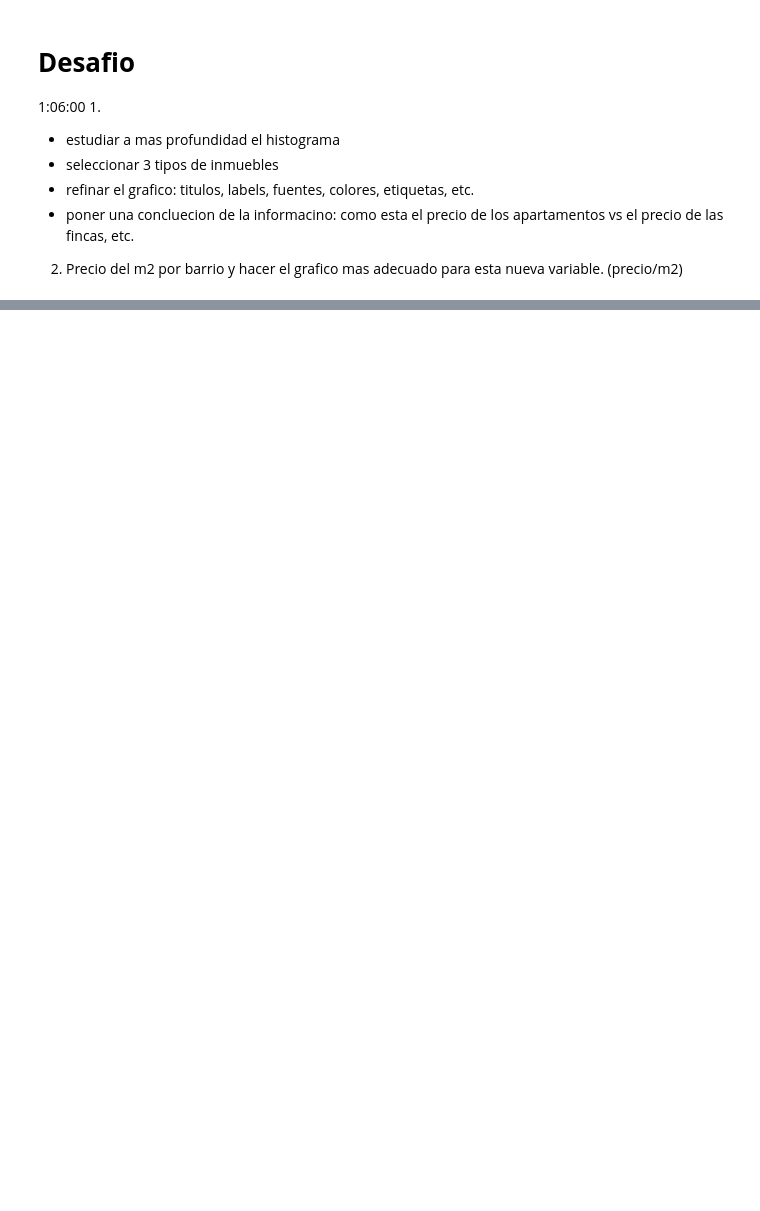
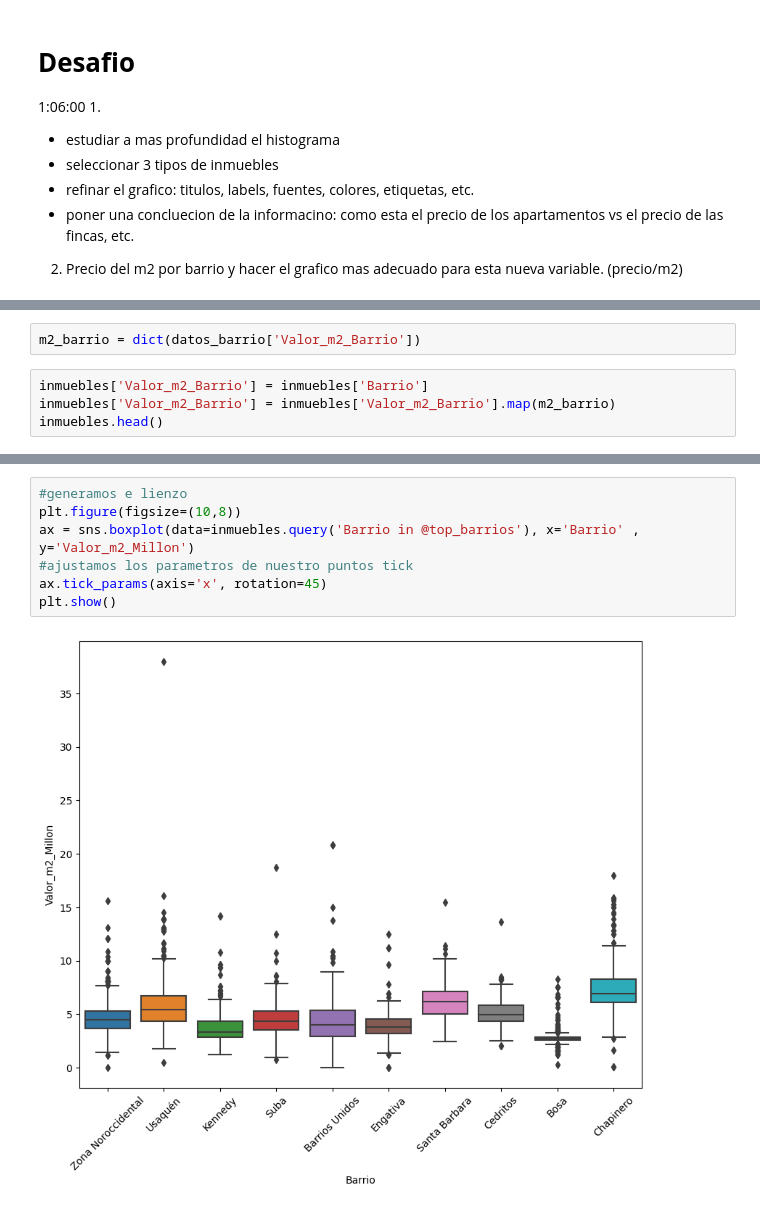
Before and after one commit to max6811/inmersion_datos_alura, a Jupyter notebook: INMERSION_DATOS_ALURA.ipynb, the cells around one changed output, grey strips where cells are left out. Drawn from its saved outputs; the diff is of its cells as text; blank space fills up the shorter version.

```diff
--- a/INMERSION_DATOS_ALURA.ipynb
+++ b/INMERSION_DATOS_ALURA.ipynb
@@ -489,0 +582,6 @@ plt.show()
+# %%
+m2_barrio = dict(datos_barrio['Valor_m2_Barrio'])
+# %%
+inmuebles['Valor_m2_Barrio'] = inmuebles['Barrio']
+inmuebles['Valor_m2_Barrio'] = inmuebles['Valor_m2_Barrio'].map(m2_barrio)
+inmuebles.head()
@@ -489,0 +675,9 @@ plt.show()
+# %%
+#generamos e lienzo
+plt.figure(figsize=(10,8))
+ax = sns.boxplot(data=inmuebles.query('Barrio in @top_barrios'), x='Barrio' , y='Valor_m2_Millon')
+#ajustamos los parametros de nuestro puntos tick
+ax.tick_params(axis='x', rotation=45)
+plt.show()
+# %% [output]
+[figure, added]
```
Also changed, not shown: parts of 48 cells of this notebook.
